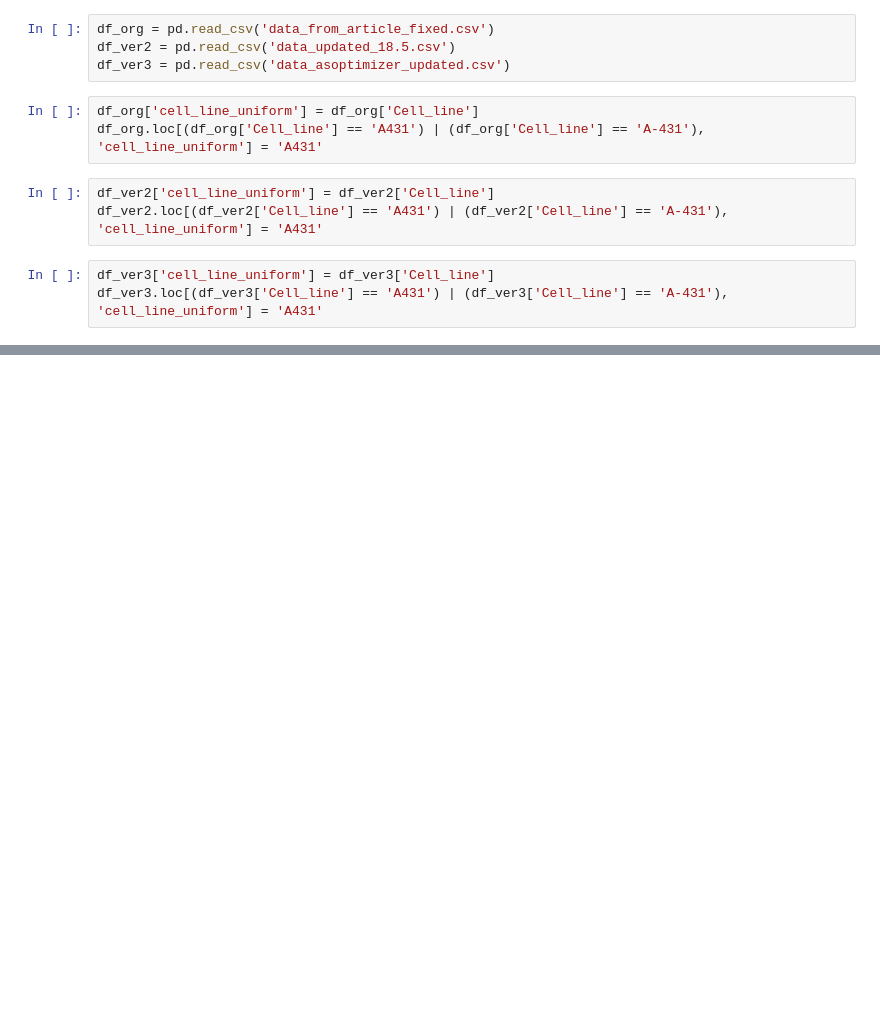
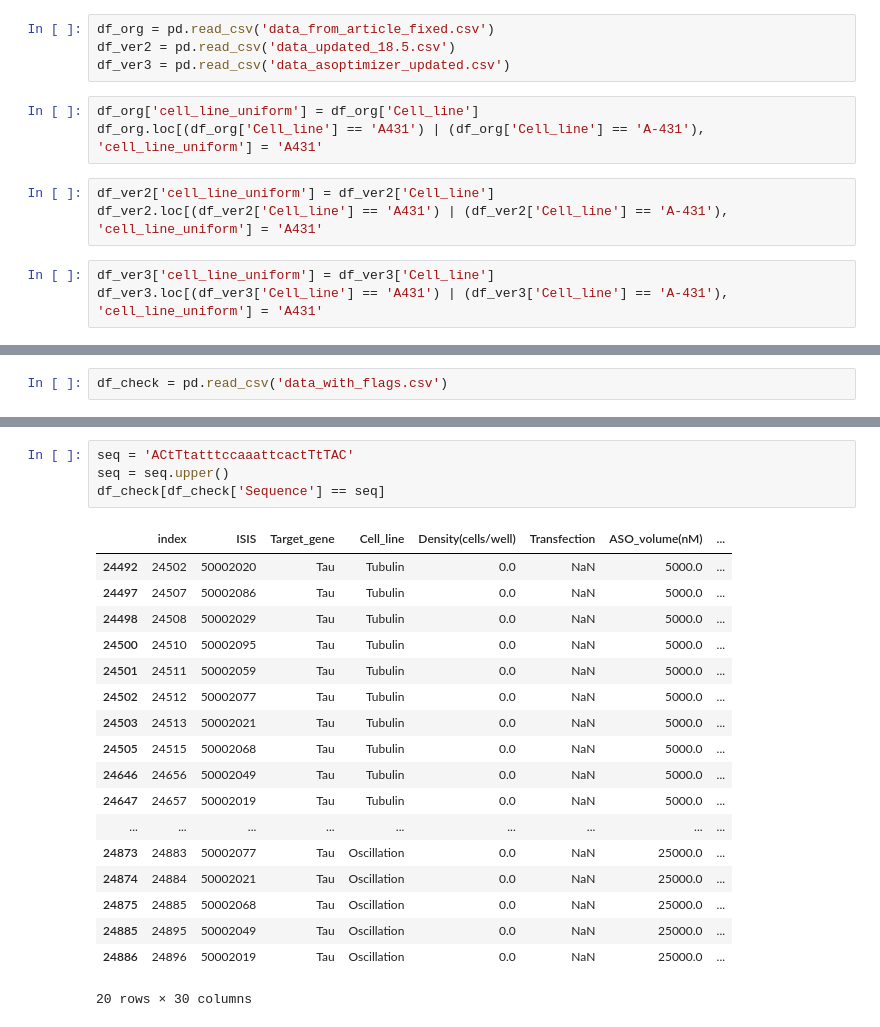
Before and after one commit to RedPenguin100/ASOdesign, a Jupyter notebook: scripts/data_genertion/validating_data.ipynb, the cells around one changed output, grey strips where cells are left out. Cells and saved outputs as stored; diff of their text form; blank space fills up the shorter version.

```diff
--- a/scripts/data_genertion/validating_data.ipynb
+++ b/scripts/data_genertion/validating_data.ipynb
@@ -92,0 +315,2 @@ df_ver3.to_csv('data_asoptimizer_updated.csv', index=False)
+# %%
+df_check = pd.read_csv('data_with_flags.csv')
@@ -92,0 +333,23 @@ df_ver3.to_csv('data_asoptimizer_updated.csv', index=False)
+# %%
+seq = 'ACtTtatttccaaattcactTtTAC'
+seq = seq.upper()
+df_check[df_check['Sequence'] == seq]
+# %% [output]
+|  | index | ISIS | Target_gene | Cell_line | Density(cells/well) | Transfection | ASO_volume(nM) | ... |
+| 24492 | 24502 | 50002020 | Tau | Tubulin | 0.0 | NaN | 5000.0 | ... |
+| 24497 | 24507 | 50002086 | Tau | Tubulin | 0.0 | NaN | 5000.0 | ... |
+| 24498 | 24508 | 50002029 | Tau | Tubulin | 0.0 | NaN | 5000.0 | ... |
+| 24500 | 24510 | 50002095 | Tau | Tubulin | 0.0 | NaN | 5000.0 | ... |
+| 24501 | 24511 | 50002059 | Tau | Tubulin | 0.0 | NaN | 5000.0 | ... |
+| 24502 | 24512 | 50002077 | Tau | Tubulin | 0.0 | NaN | 5000.0 | ... |
+| 24503 | 24513 | 50002021 | Tau | Tubulin | 0.0 | NaN | 5000.0 | ... |
+| 24505 | 24515 | 50002068 | Tau | Tubulin | 0.0 | NaN | 5000.0 | ... |
+| 24646 | 24656 | 50002049 | Tau | Tubulin | 0.0 | NaN | 5000.0 | ... |
+| 24647 | 24657 | 50002019 | Tau | Tubulin | 0.0 | NaN | 5000.0 | ... |
+| ... | ... | ... | ... | ... | ... | ... | ... | ... |
+| 24873 | 24883 | 50002077 | Tau | Oscillation | 0.0 | NaN | 25000.0 | ... |
+| 24874 | 24884 | 50002021 | Tau | Oscillation | 0.0 | NaN | 25000.0 | ... |
+| 24875 | 24885 | 50002068 | Tau | Oscillation | 0.0 | NaN | 25000.0 | ... |
+| 24885 | 24895 | 50002049 | Tau | Oscillation | 0.0 | NaN | 25000.0 | ... |
+| 24886 | 24896 | 50002019 | Tau | Oscillation | 0.0 | NaN | 25000.0 | ... |
+20 rows × 30 columns
```
Also changed, not shown: parts of 29 cells of this notebook, 1 other file.
